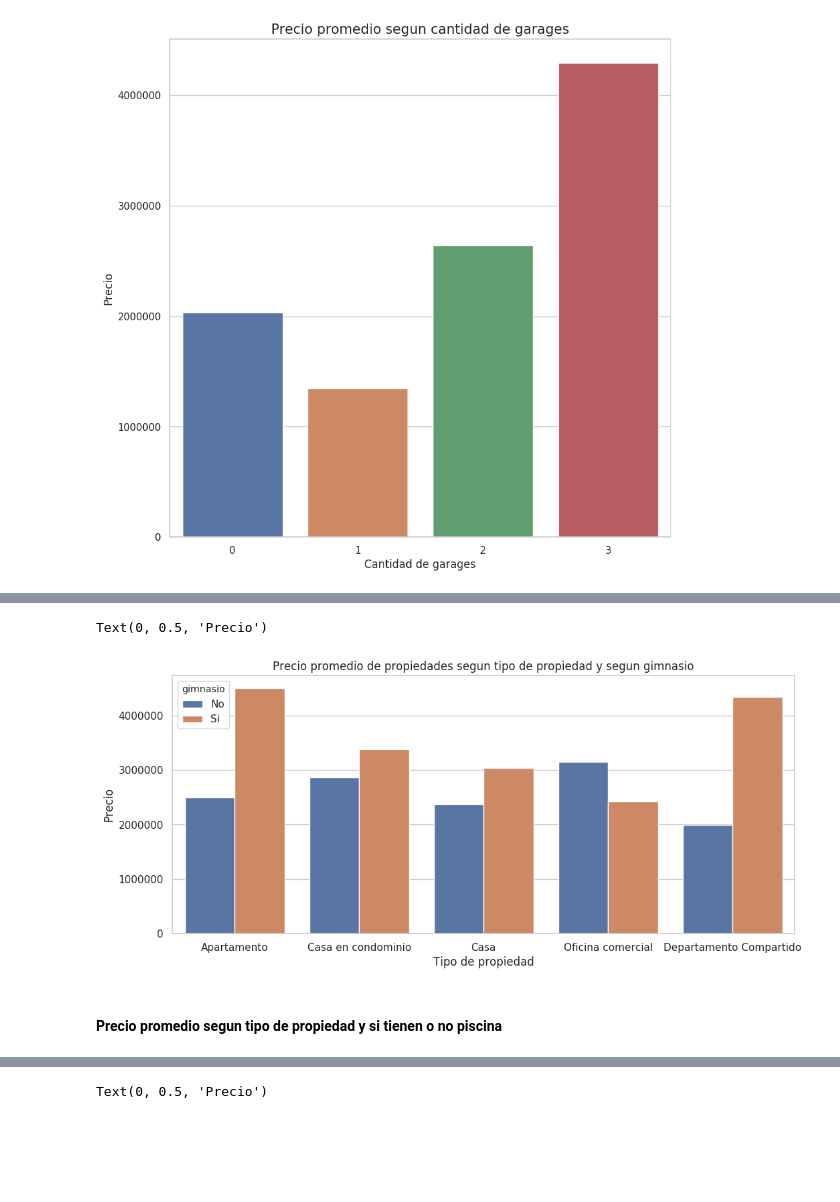
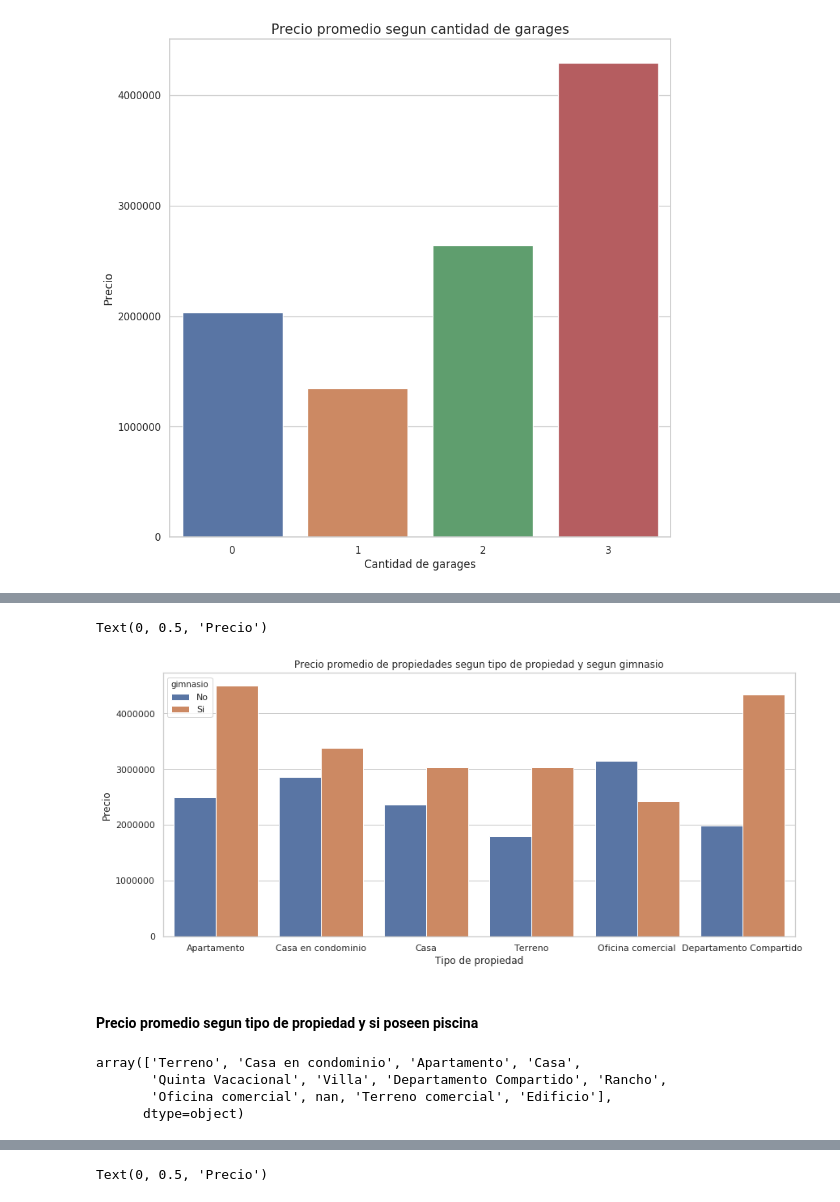
Before and after one commit to diaznicolasandres1/95.58-orga-datos-zonaprop-mexico-12-16, a Jupyter notebook: notebooks/03-exploracion-por-propiedades-provincias.ipynb, the cells around one changed output, grey strips where cells are left out. Cells and saved outputs as stored; diff of their text form; code cells hidden in the pictures; blank space fills up the shorter version.

```diff
--- a/notebooks/03-exploracion-por-propiedades-provincias.ipynb
+++ b/notebooks/03-exploracion-por-propiedades-provincias.ipynb
@@ -7,6 +7,7 @@ import matplotlib.pyplot as plt
 import matplotlib.ticker as tkr
 
 plt.style.use('default')
+plt.rcParams.update({'figure.max_open_warning': 0})
 pd.options.display.float_format = '{:20,.2f}'.format
 sns.set(style="whitegrid")
 
@@ -617,0 +622,4 @@ Text(0, 0.5, 'Precio')
+# %%
+publicaciones_con_gym = df.loc[df["gimnasio"] == 1.00, :]
+tipo_de_propiedades_con_gym = publicaciones_con_gym["tipo_de_propiedad"].unique()
+tipo_de_propiedades_con_gym
@@ -618,7 +630,7 @@ Text(0, 0.5, 'Precio')
 # %%
-tipo_de_propiedades_con_gym = df.loc[df["tipo_de_propiedad"].isin(["Apartamento", "Casa", "Casa en condominio", "Oficina comercial", "Departamento Compartido"]), :]
-tipo_de_propiedades_con_gym["gimnasio"] = tipo_de_propiedades_con_gym["gimnasio"].map({1.00: "Si", 0.00: "No"})
-tipo_de_propiedades_con_gym.head()
+propiedades_con_gym = df.loc[df["tipo_de_propiedad"].isin(tipo_de_propiedades_con_gym), :]
+propiedades_con_gym["gimnasio"] = propiedades_con_gym["gimnasio"].map({1.00: "Si", 0.00: "No"})
+propiedades_con_gym.head()
 # %% [output]
 A value is trying to be set on a copy of a slice from a DataFrame.
 Try using .loc[row_indexer,col_indexer] = value instead
@@ -635,11 +647,20 @@ See the caveats in the documentation: http://pandas.pydata.org/pandas-docs/stabl
 # %%
-plt.subplots(figsize=(12, 5))
-g = sns.barplot(x="tipo_de_propiedad", y="precio", hue="gimnasio", data=tipo_de_propiedades_con_gym, ci=None)
+plt.subplots(figsize=(14, 6))
+g = sns.barplot(x="tipo_de_propiedad", y="precio", hue="gimnasio", data=propiedades_con_gym, ci=None)
 g.set_title("Precio promedio de propiedades segun tipo de propiedad y segun gimnasio")
 g.set_xlabel("Tipo de propiedad")
 g.set_ylabel("Precio")
 # %% [output]
 Text(0, 0.5, 'Precio')
-[figure, old version]
+[figure, new version]
 # %% [markdown]
-#### Precio promedio segun tipo de propiedad y si tienen o no piscina
+#### Precio promedio segun tipo de propiedad y si poseen piscina
+# %%
+publicaciones_con_piscina = df.loc[df["piscina"] == 1.00, :]
+tipo_de_propiedades_con_piscina = publicaciones_con_piscina["tipo_de_propiedad"].unique()
+tipo_de_propiedades_con_piscina
+# %% [output]
+array(['Terreno', 'Casa en condominio', 'Apartamento', 'Casa',
+       'Quinta Vacacional', 'Villa', 'Departamento Compartido', 'Rancho',
+       'Oficina comercial', nan, 'Terreno comercial', 'Edificio'],
+      dtype=object)
```
Also changed, not shown: parts of 13 cells of this notebook.
